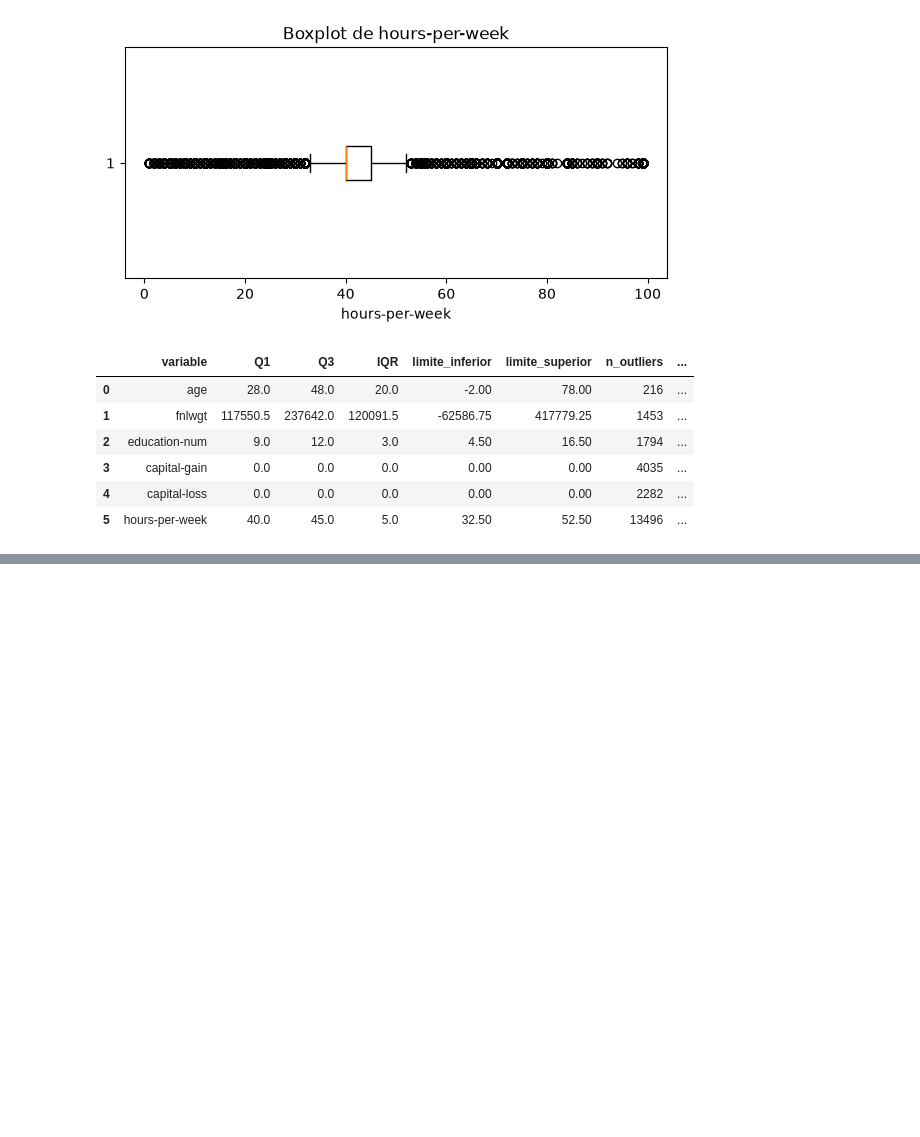
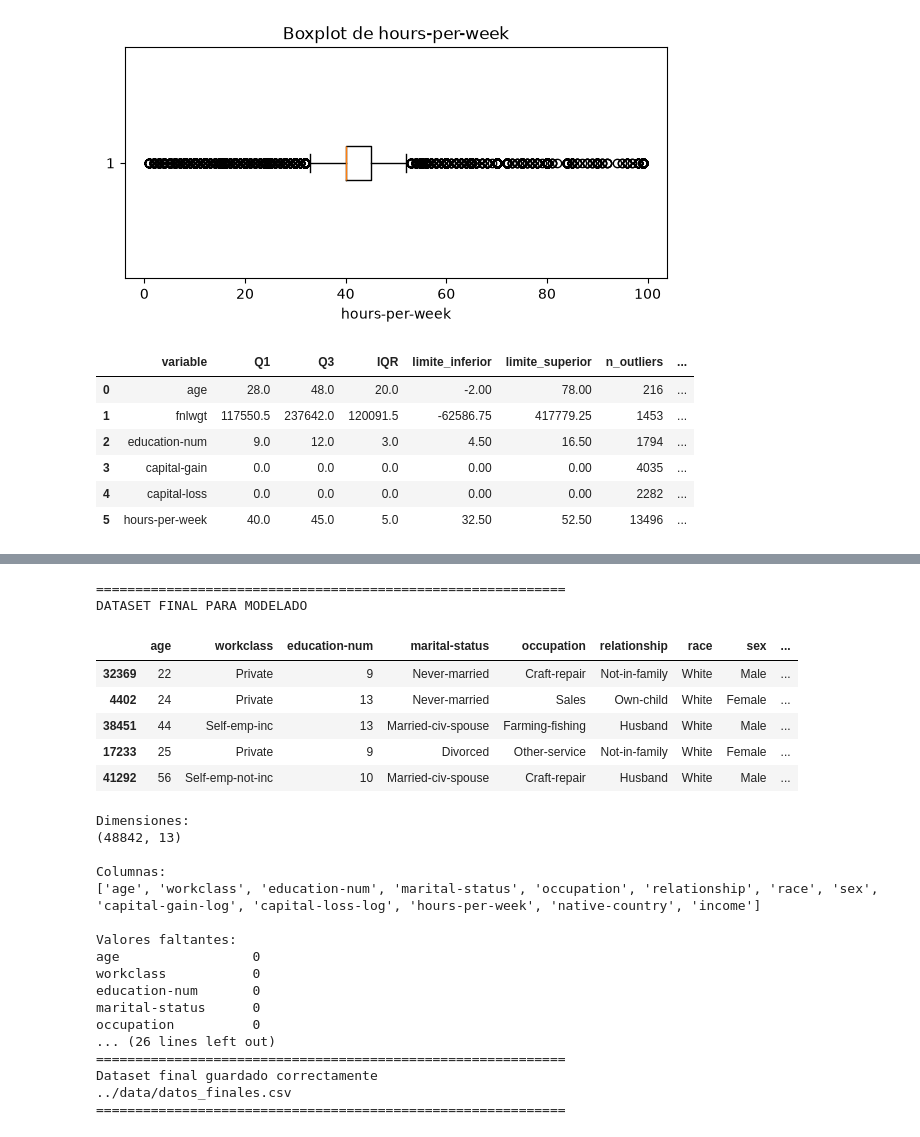
Before and after one commit to nikolevillaloboss/proyecto_final_ml, a Jupyter notebook: notebooks/01_EDA_faltantes_outliers.ipynb, the cells around one changed output, grey strips where cells are left out. Saved outputs shown, nothing was run; the diff lists cells and outputs as text; code cells hidden in the pictures; blank space fills up the shorter version.

```diff
--- a/notebooks/01_EDA_faltantes_outliers.ipynb
+++ b/notebooks/01_EDA_faltantes_outliers.ipynb
@@ -265,6 +265,13 @@ Para native-country, el patrón es mucho menos claro. En varias variables los gr
 columnas_faltantes = ["workclass", "occupation", "native-country"]
 
 df[columnas_faltantes] = df[columnas_faltantes].replace("?", np.nan)
+
+# Corregimos las etiquetas de income
+df["income"] = (
+    df["income"]
+    .str.strip()
+    .str.rstrip(".")
+)
 
 #-------------------------------------------------------------
 # 2.3 Separamos variables predictoras y variable objetivo
@@ -695,0 +1445,69 @@ df_procesado.to_csv("../data/datos_procesados.csv", index=False)
+# %%
+# ============================================================
+# PARTE 7. Guardar dataset final
+# ============================================================
+
+# Seleccionamos únicamente las variables que se conservarán
+# para la etapa de modelado, junto con la variable objetivo.
+
+df_final = df_procesado[selected_features + ["income"]].copy()
+
+
+# -----------------------------------------------------------
+# 1. Verificamos el dataset
+# -----------------------------------------------------------
+
+print("=" * 60)
+print("DATASET FINAL PARA MODELADO")
+
+display(df_final.head())
+
+print("\nDimensiones:")
+print(df_final.shape)
+
+print("\nColumnas:")
+print(df_final.columns.tolist())
+
+print("\nValores faltantes:")
+print(df_final.isnull().sum())
+
+print("\nTipos de datos:")
+print(df_final.dtypes)
+
+
+# -----------------------------------------------------------
+# 2. Guardamos el dataset
+# -----------------------------------------------------------
+
+df_final.to_csv("../data/datos_finales.csv", index=False)
+
+print("\n" + "=" * 60)
+print("Dataset final guardado correctamente")
+print("../data/datos_finales.csv")
+print("=" * 60)
+# %% [output]
+============================================================
+DATASET FINAL PARA MODELADO
+|  | age | workclass | education-num | marital-status | occupation | relationship | race | sex | ... |
+| 32369 | 22 | Private | 9 | Never-married | Craft-repair | Not-in-family | White | Male | ... |
+| 4402 | 24 | Private | 13 | Never-married | Sales | Own-child | White | Female | ... |
+| 38451 | 44 | Self-emp-inc | 13 | Married-civ-spouse | Farming-fishing | Husband | White | Male | ... |
+| 17233 | 25 | Private | 9 | Divorced | Other-service | Not-in-family | White | Female | ... |
+| 41292 | 56 | Self-emp-not-inc | 10 | Married-civ-spouse | Craft-repair | Husband | White | Male | ... |
+Dimensiones:
+(48842, 13)
+
+Columnas:
+['age', 'workclass', 'education-num', 'marital-status', 'occupation', 'relationship', 'race', 'sex', 'capital-gain-log', 'capital-loss-log', 'hours-per-week', 'native-country', 'income']
+
+Valores faltantes:
+age                 0
+workclass           0
+education-num       0
+marital-status      0
+occupation          0
+... (26 lines left out)
+============================================================
+Dataset final guardado correctamente
+../data/datos_finales.csv
+============================================================
```
Also changed, not shown: parts of 4 cells of this notebook, 2 other files.
